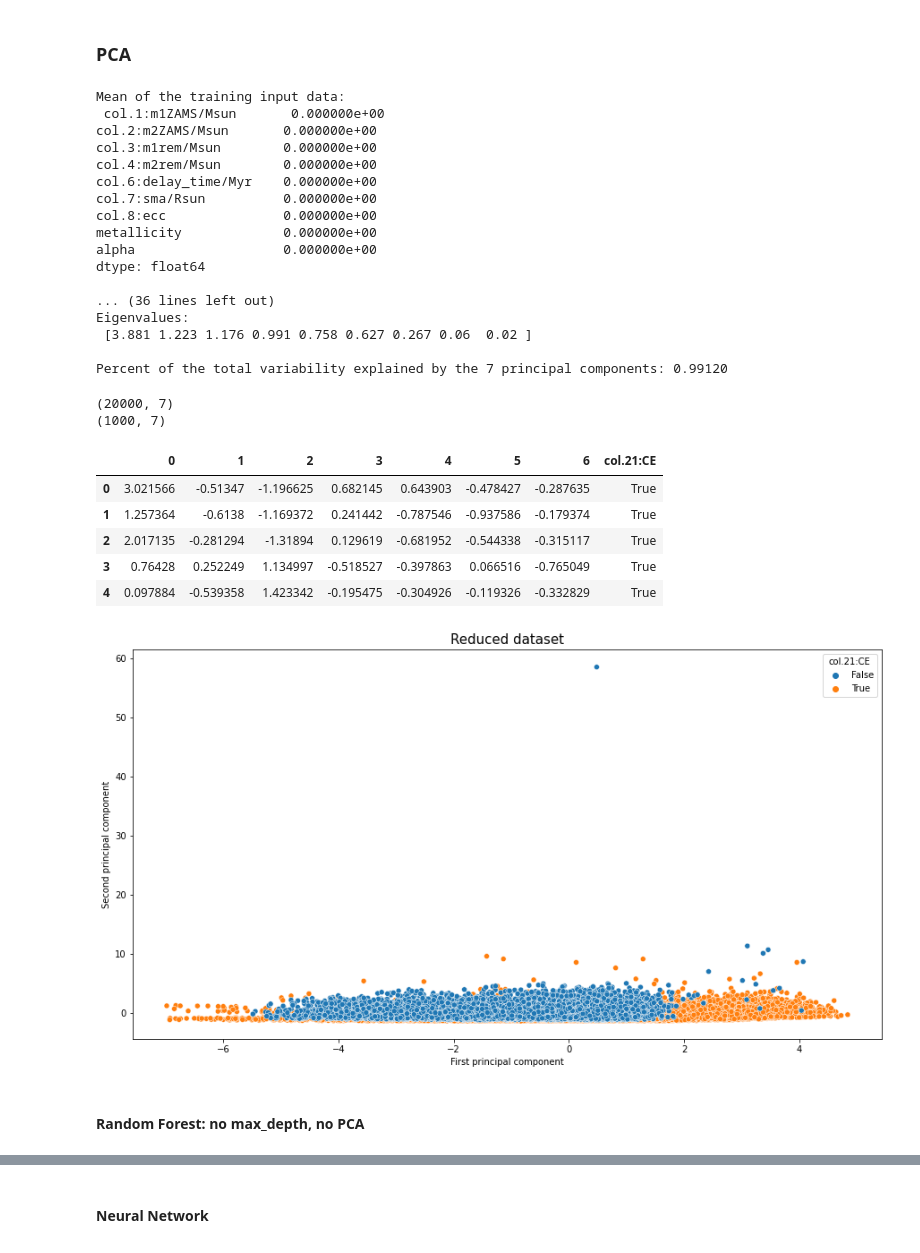
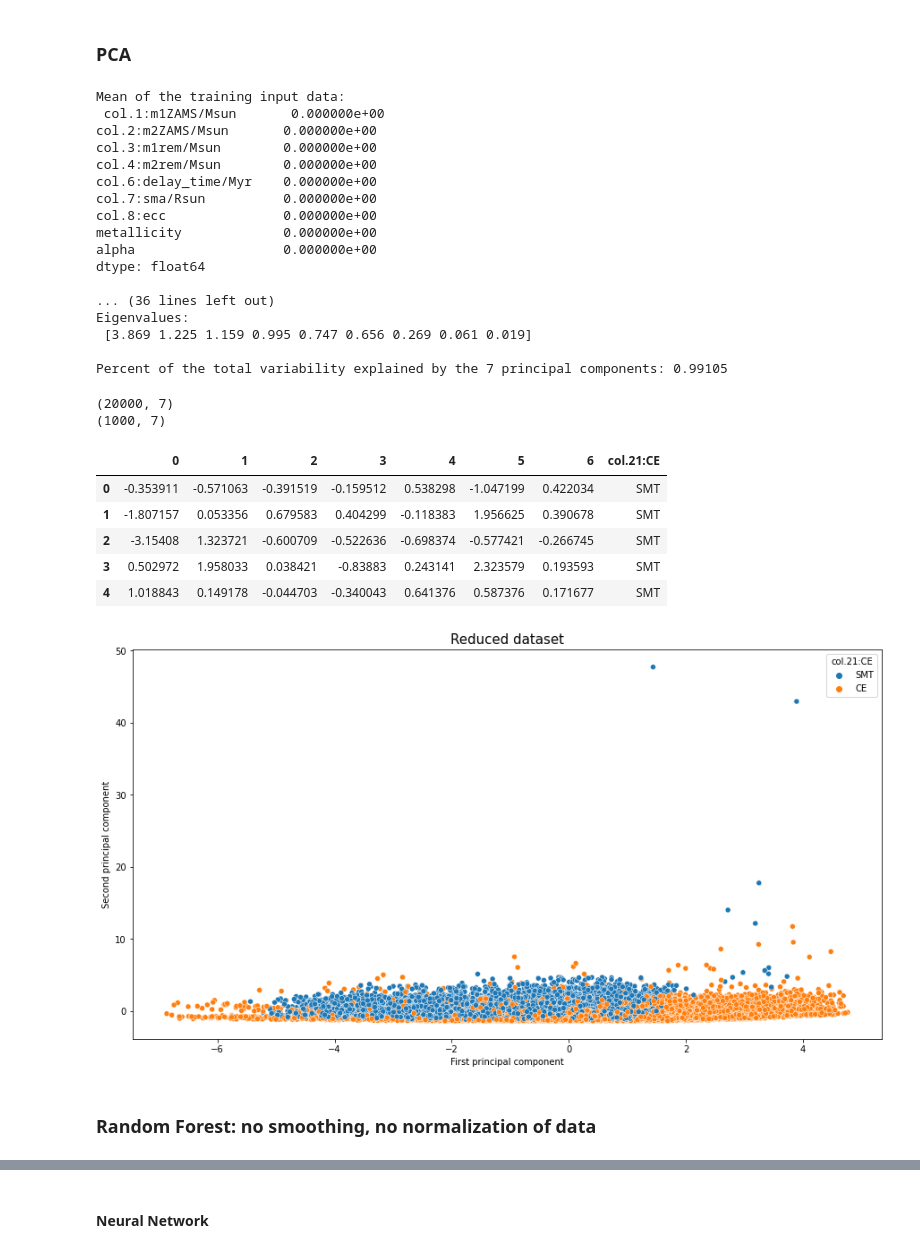
Before and after one commit to PaoloZinesi/TheFormationOfBinaryBlackHoles, a Jupyter notebook: LCP_projects_Y4-Group9/Project.ipynb, the cells around one changed output, grey strips where cells are left out. Drawn from its saved outputs; the diff is of its cells as text; code cells hidden in the pictures.

Commit message:
Updated RF visualization and added CV

```diff
--- a/LCP_projects_Y4-Group9/Project.ipynb
+++ b/LCP_projects_Y4-Group9/Project.ipynb
@@ -107,14 +108,17 @@ m_test = 1000
 
 frame_sample = pd.concat([frame_true.sample(n=int(0.5*(m_train+m_test))),
                           frame_false.sample(n=int(0.5*(m_train+m_test)))], ignore_index=True)
+
+frame_sample = frame_sample.sample(frac=1, ignore_index=True)
 frame_train = frame_sample.iloc[:m_train]
 frame_test = frame_sample.iloc[-m_test:]
 
 # separate dataframes
+lbl = {False:'SMT', True:'CE'}
 X_train = frame_train.drop(labels=["col.0:ID","col.21:CE"], axis=1)
-Y_train = frame_train["col.21:CE"].apply(lambda x: np.sum(x))
+Y_train = frame_train["col.21:CE"].apply(lambda x: lbl[x])
 X_test = frame_test.drop(labels=["col.0:ID","col.21:CE"], axis=1)
-Y_test = frame_test["col.21:CE"].apply(lambda x: np.sum(x))
+Y_test = frame_test["col.21:CE"].apply(lambda x: lbl[x])
 # %% [markdown]
 ### PCA
 # %%
@@ -161,43 +165,43 @@ dtype: float64
 
 ... (36 lines left out)
 Eigenvalues:
- [3.881 1.223 1.176 0.991 0.758 0.627 0.267 0.06  0.02 ]
+ [3.869 1.225 1.159 0.995 0.747 0.656 0.269 0.061 0.019]
 
-Percent of the total variability explained by the 7 principal components: 0.99120
+Percent of the total variability explained by the 7 principal components: 0.99105
 # %%
 # Data in the PCA basis
 data_ = np.dot(V.T, data_PCA)
 
 # Reduce the dimensionality of the dataset
 data_reduced = data_[:ncomp,:]
 
 X_train_PCA = pd.DataFrame(data_reduced.T)
 X_test_PCA = pd.DataFrame(np.dot(V.T, X_test_.T)[:ncomp,:].T)
 print(X_train_PCA.shape)
 print(X_test_PCA.shape)
 
-df = pd.DataFrame(np.column_stack((X_train_PCA, frame_train["col.21:CE"])))
+df = pd.DataFrame(np.column_stack((X_train_PCA, Y_train)))
 df.rename(columns = {7:'col.21:CE'}, inplace=True)
 display(df.head())
 
 plt.figure(figsize=(15, 8))
 sns.scatterplot(x=0, y=1, hue='col.21:CE', data=df)
 plt.xlabel('First principal component')
 plt.ylabel('Second principal component')
 plt.title('Reduced dataset', fontsize=15)
 plt.show()
 # %% [output]
 (20000, 7)
 (1000, 7)
 |  | 0 | 1 | 2 | 3 | 4 | 5 | 6 | col.21:CE |
-| 0 | 3.021566 | -0.51347 | -1.196625 | 0.682145 | 0.643903 | -0.478427 | -0.287635 | True |
-| 1 | 1.257364 | -0.6138 | -1.169372 | 0.241442 | -0.787546 | -0.937586 | -0.179374 | True |
-| 2 | 2.017135 | -0.281294 | -1.31894 | 0.129619 | -0.681952 | -0.544338 | -0.315117 | True |
-| 3 | 0.76428 | 0.252249 | 1.134997 | -0.518527 | -0.397863 | 0.066516 | -0.765049 | True |
-| 4 | 0.097884 | -0.539358 | 1.423342 | -0.195475 | -0.304926 | -0.119326 | -0.332829 | True |
+| 0 | -0.353911 | -0.571063 | -0.391519 | -0.159512 | 0.538298 | -1.047199 | 0.422034 | SMT |
+| 1 | -1.807157 | 0.053356 | 0.679583 | 0.404299 | -0.118383 | 1.956625 | 0.390678 | SMT |
+| 2 | -3.15408 | 1.323721 | -0.600709 | -0.522636 | -0.698374 | -0.577421 | -0.266745 | SMT |
+| 3 | 0.502972 | 1.958033 | 0.038421 | -0.83883 | 0.243141 | 2.323579 | 0.193593 | SMT |
+| 4 | 1.018843 | 0.149178 | -0.044703 | -0.340043 | 0.641376 | 0.587376 | 0.171677 | SMT |
-[figure, old version]
+[figure, new version]
 # %% [markdown]
-#### Random Forest: no max_depth, no PCA
+### Random Forest: no smoothing, no normalization of data
 # %%
 RF_clf = RandomForestClassifier(max_depth=None)
 RF_clf.fit(X_train, Y_train)
```
Also changed, not shown: parts of 13 cells of this notebook.
